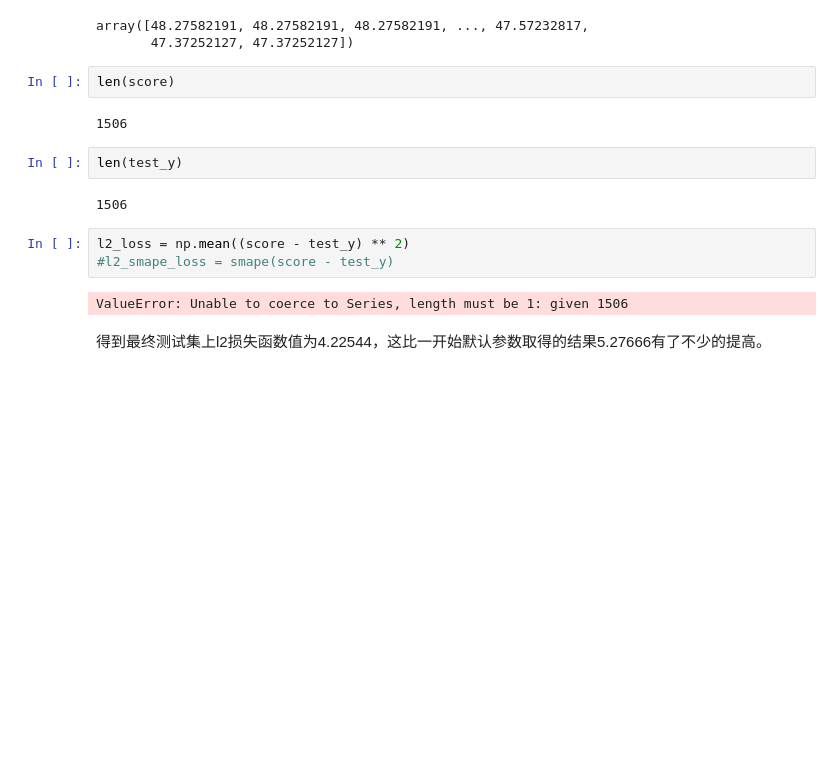
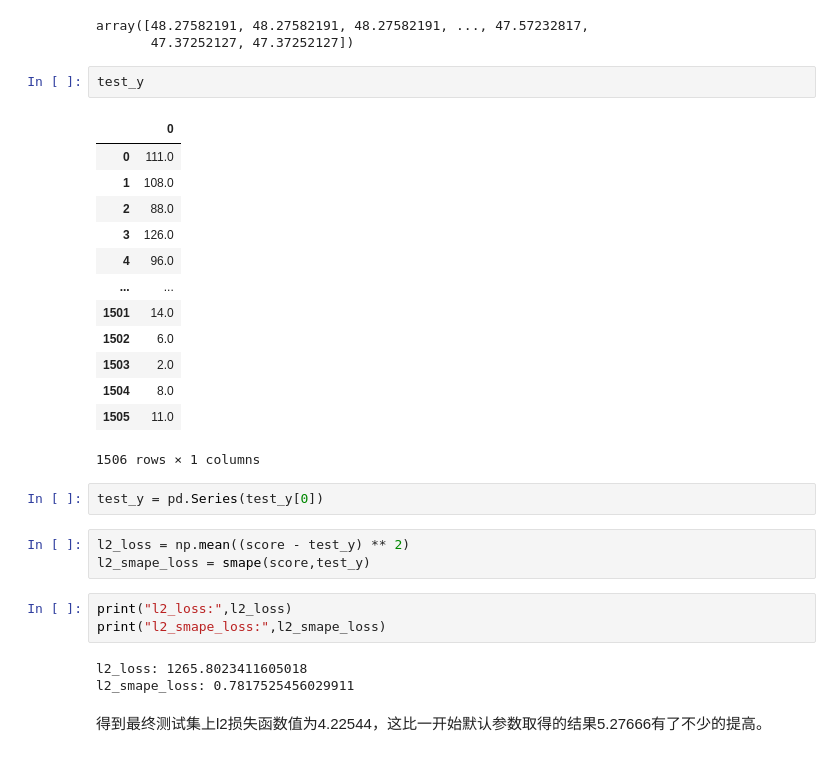
Before and after one commit to Zhou1317fe5/ml-projects, a Jupyter notebook: SEED2023/智慧交通/code/lightgbm/lightgbm(无特征工程).ipynb, the cells around one changed output. Cells and saved outputs as stored; diff of their text form; blank space fills up the shorter version.

```diff
--- a/SEED2023/智慧交通/code/lightgbm/lightgbm(无特征工程).ipynb
+++ b/SEED2023/智慧交通/code/lightgbm/lightgbm(无特征工程).ipynb
@@ -518,19 +570,33 @@ score
 # %% [output]
 array([48.27582191, 48.27582191, 48.27582191, ..., 47.57232817,
        47.37252127, 47.37252127])
-# %%
-len(score)
-# %% [output]
-1506
-# %%
-len(test_y)
-# %% [output]
-1506
+# %%
+test_y
+# %% [output]
+|  | 0 |
+| 0 | 111.0 |
+| 1 | 108.0 |
+| 2 | 88.0 |
+| 3 | 126.0 |
+| 4 | 96.0 |
+| ... | ... |
+| 1501 | 14.0 |
+| 1502 | 6.0 |
+| 1503 | 2.0 |
+| 1504 | 8.0 |
+| 1505 | 11.0 |
+1506 rows × 1 columns
+# %%
+test_y = pd.Series(test_y[0])
 # %%
 l2_loss = np.mean((score - test_y) ** 2)
-#l2_smape_loss = smape(score - test_y)
+l2_smape_loss = smape(score,test_y)
-# %% [output]
-ValueError: Unable to coerce to Series, length must be 1: given 1506
+# %%
+print("l2_loss:",l2_loss)
+print("l2_smape_loss:",l2_smape_loss)
+# %% [output]
+l2_loss: 1265.8023411605018
+l2_smape_loss: 0.7817525456029911
 # %% [markdown]
 得到最终测试集上l2损失函数值为4.22544，这比一开始默认参数取得的结果5.27666有了不少的提高。
 # %% [markdown]
```
Also changed, not shown: parts of 12 cells of this notebook.
